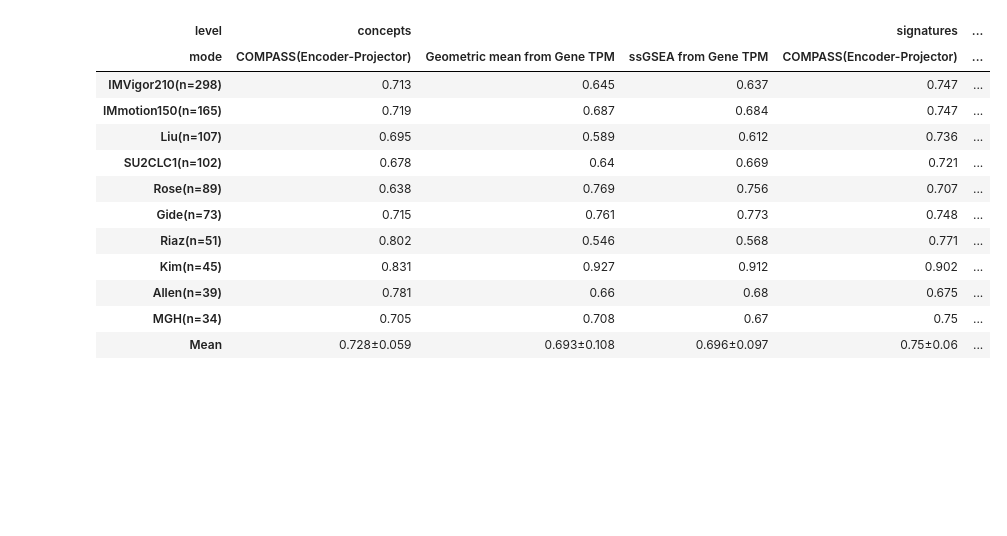
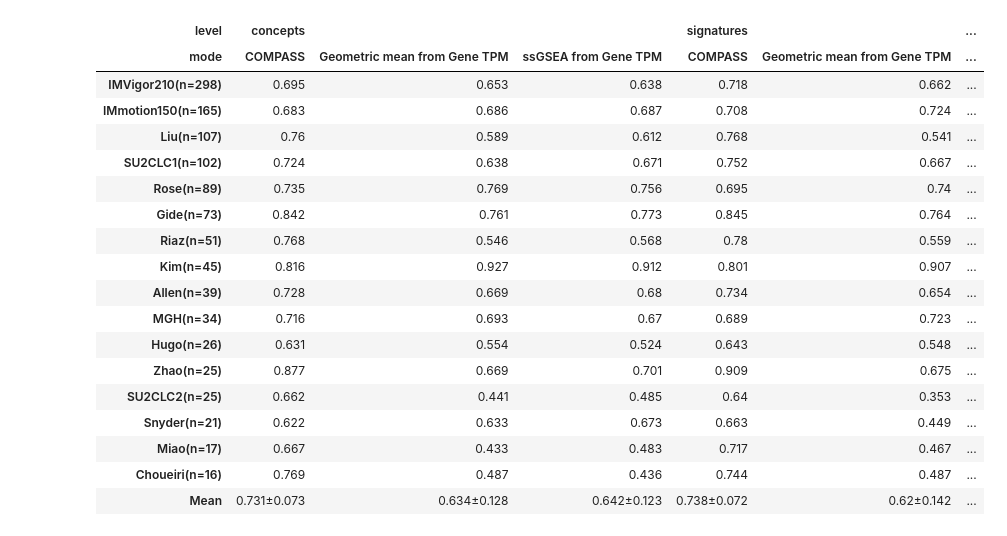
Before and after one commit to mims-harvard/COMPASS, a Jupyter notebook: run_scripts/05_loco_lgr.ipynb, the cells around one changed output. Saved outputs shown, nothing was run; the diff lists cells and outputs as text; code cells hidden in the pictures; blank space fills up the shorter version.

```diff
--- a/run_scripts/05_loco_lgr.ipynb
+++ b/run_scripts/05_loco_lgr.ipynb
@@ -34,7 +34,6 @@ def onehot(S):
     dfd = dfd[cols]
     return dfd
 
-
 import numpy as np
 from sklearn.linear_model import LogisticRegression
 from sklearn.model_selection import GridSearchCV, StratifiedKFold
@@ -61,7 +60,7 @@ def train_lgr_with_gridsearch(
 
     # Param grid (only search C on the classifier step)
     param_grid = {
-        "clf__C": np.logspace(-4, 1, 50)  #
+        "clf__C": np.logspace(-3, 2, 100)  #
     }
 
     # Stratified CV for classification
@@ -98,15 +97,10 @@ df_tpm = pd.read_pickle(os.path.join(data_path, 'ITRP.TPM.TABLE'))
 df_tpm.shape, df_label.shape
 
 dfcx = df_label.cancer_type.map(CANCER_CODE).to_frame('cancer_code').join(df_tpm)
-# %%
-pth = './compass_run/PT_v100/pretrainer.pt'
-pretrainer = loadcompass(pth, map_location = 'cuda:0')
-dfcx1 = dfcx[['cancer_code']].join(dfcx[pretrainer.feature_name])
-dfe, dfg, dfc = pretrainer.extract(dfcx1,  batch_size= 128, with_gene_level = True)
 # %%
 s = df_label.cohort.value_counts()
-large_medium_cohorts = s[s  > 30].index.tolist() #
-
+large_medium_cohorts = s.index.tolist() #s[s  > 30].index.tolist() #
+#[s.index != 'Kim']
 #df_label = df_label[df_label.cohort.isin(large_cohorts)]
 cohort_list = df_label.cohort.unique().tolist()
 # %%
@@ -211,28 +283,34 @@ dfp = pd.concat(final_performance)
 # %%
-dfp = pd.concat(final_performance)
-dfp1 = dfp[dfp.test_cohort.isin(large_medium_cohorts)]
+dfp = dfp1._append(dfp2)
+dfpf = dfp[dfp.test_cohort.isin(large_medium_cohorts)]
 # %%
-roc = dfp1.groupby(['level','mode', 'test_cohort']).ROC.mean().unstack().T
+roc = dfpf.groupby(['level','mode', 'test_cohort']).ROC.mean().unstack().T
 roc = roc.loc[large_medium_cohorts].round(3)
 roc.index = roc.index.map(cohort_map)
 roc_mean = roc.mean().to_frame(name='Mean').T
 roc_std = roc.std().to_frame(name='Mean').T
 roc_mean = roc_mean.round(3).astype(str) + '±' + roc_std.round(3).astype(str)
 roc = roc.round(3).astype(str)._append(roc_mean)
 roc.to_excel('./results/COMPASS_GLM_ssGSEA_ROC.xlsx')
 roc
 # %% [output]
-| level | concepts |  |  | signatures | ... |
-| mode | COMPASS(Encoder-Projector) | Geometric mean from Gene TPM | ssGSEA from Gene TPM | COMPASS(Encoder-Projector) | ... |
-| IMVigor210(n=298) | 0.713 | 0.645 | 0.637 | 0.747 | ... |
-| IMmotion150(n=165) | 0.719 | 0.687 | 0.684 | 0.747 | ... |
-| Liu(n=107) | 0.695 | 0.589 | 0.612 | 0.736 | ... |
-| SU2CLC1(n=102) | 0.678 | 0.64 | 0.669 | 0.721 | ... |
-| Rose(n=89) | 0.638 | 0.769 | 0.756 | 0.707 | ... |
-| Gide(n=73) | 0.715 | 0.761 | 0.773 | 0.748 | ... |
-| Riaz(n=51) | 0.802 | 0.546 | 0.568 | 0.771 | ... |
-| Kim(n=45) | 0.831 | 0.927 | 0.912 | 0.902 | ... |
-| Allen(n=39) | 0.781 | 0.66 | 0.68 | 0.675 | ... |
-| MGH(n=34) | 0.705 | 0.708 | 0.67 | 0.75 | ... |
-| Mean | 0.728±0.059 | 0.693±0.108 | 0.696±0.097 | 0.75±0.06 | ... |
+| level | concepts |  |  | signatures |  | ... |
+| mode | COMPASS | Geometric mean from Gene TPM | ssGSEA from Gene TPM | COMPASS | Geometric mean from Gene TPM | ... |
+| IMVigor210(n=298) | 0.695 | 0.653 | 0.638 | 0.718 | 0.662 | ... |
+| IMmotion150(n=165) | 0.683 | 0.686 | 0.687 | 0.708 | 0.724 | ... |
+| Liu(n=107) | 0.76 | 0.589 | 0.612 | 0.768 | 0.541 | ... |
+| SU2CLC1(n=102) | 0.724 | 0.638 | 0.671 | 0.752 | 0.667 | ... |
+| Rose(n=89) | 0.735 | 0.769 | 0.756 | 0.695 | 0.74 | ... |
+| Gide(n=73) | 0.842 | 0.761 | 0.773 | 0.845 | 0.764 | ... |
+| Riaz(n=51) | 0.768 | 0.546 | 0.568 | 0.78 | 0.559 | ... |
+| Kim(n=45) | 0.816 | 0.927 | 0.912 | 0.801 | 0.907 | ... |
+| Allen(n=39) | 0.728 | 0.669 | 0.68 | 0.734 | 0.654 | ... |
+| MGH(n=34) | 0.716 | 0.693 | 0.67 | 0.689 | 0.723 | ... |
+| Hugo(n=26) | 0.631 | 0.554 | 0.524 | 0.643 | 0.548 | ... |
+| Zhao(n=25) | 0.877 | 0.669 | 0.701 | 0.909 | 0.675 | ... |
+| SU2CLC2(n=25) | 0.662 | 0.441 | 0.485 | 0.64 | 0.353 | ... |
+| Snyder(n=21) | 0.622 | 0.633 | 0.673 | 0.663 | 0.449 | ... |
+| Miao(n=17) | 0.667 | 0.433 | 0.483 | 0.717 | 0.467 | ... |
+| Choueiri(n=16) | 0.769 | 0.487 | 0.436 | 0.744 | 0.487 | ... |
+| Mean | 0.731±0.073 | 0.634±0.128 | 0.642±0.123 | 0.738±0.072 | 0.62±0.142 | ... |
 # %%
```
Also changed, not shown: parts of 10 cells of this notebook, 13 other files.
